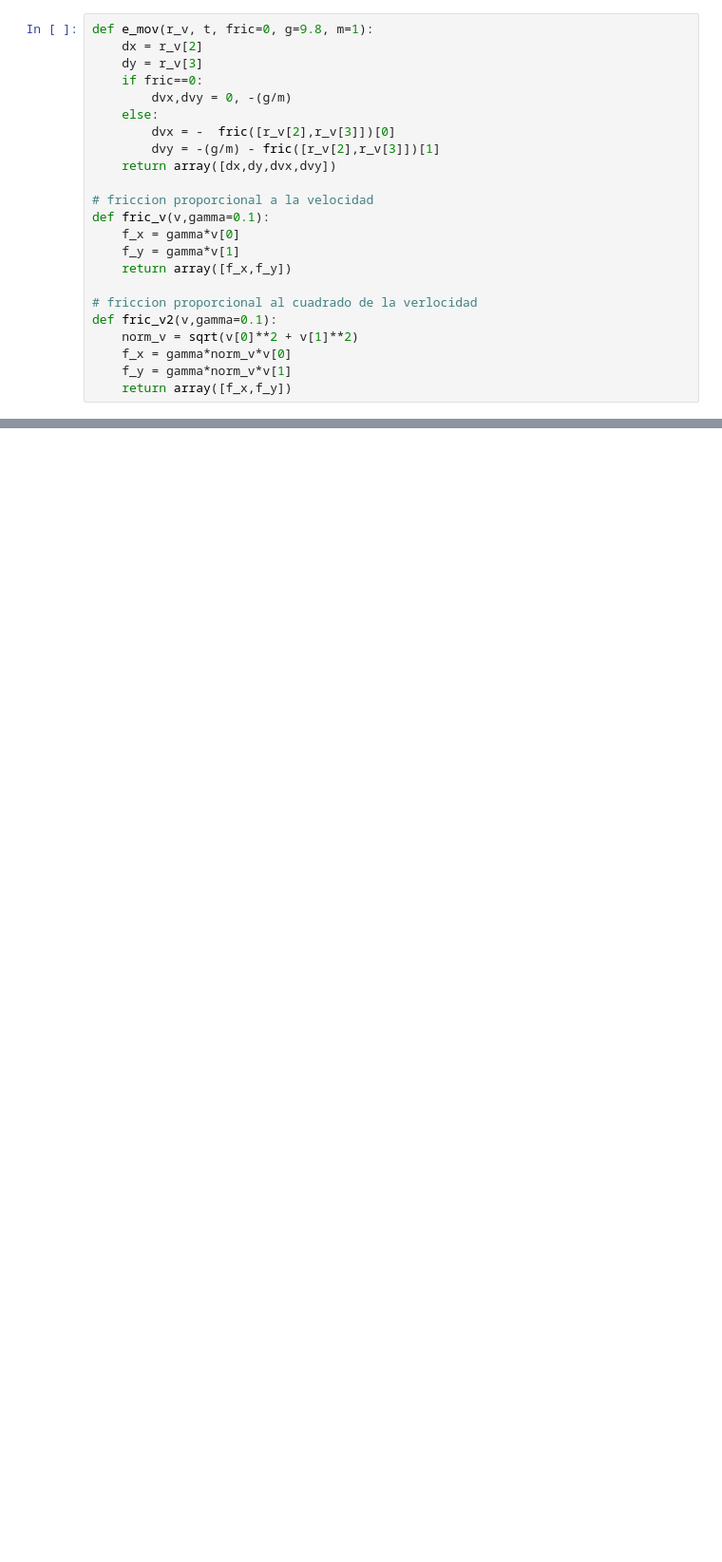
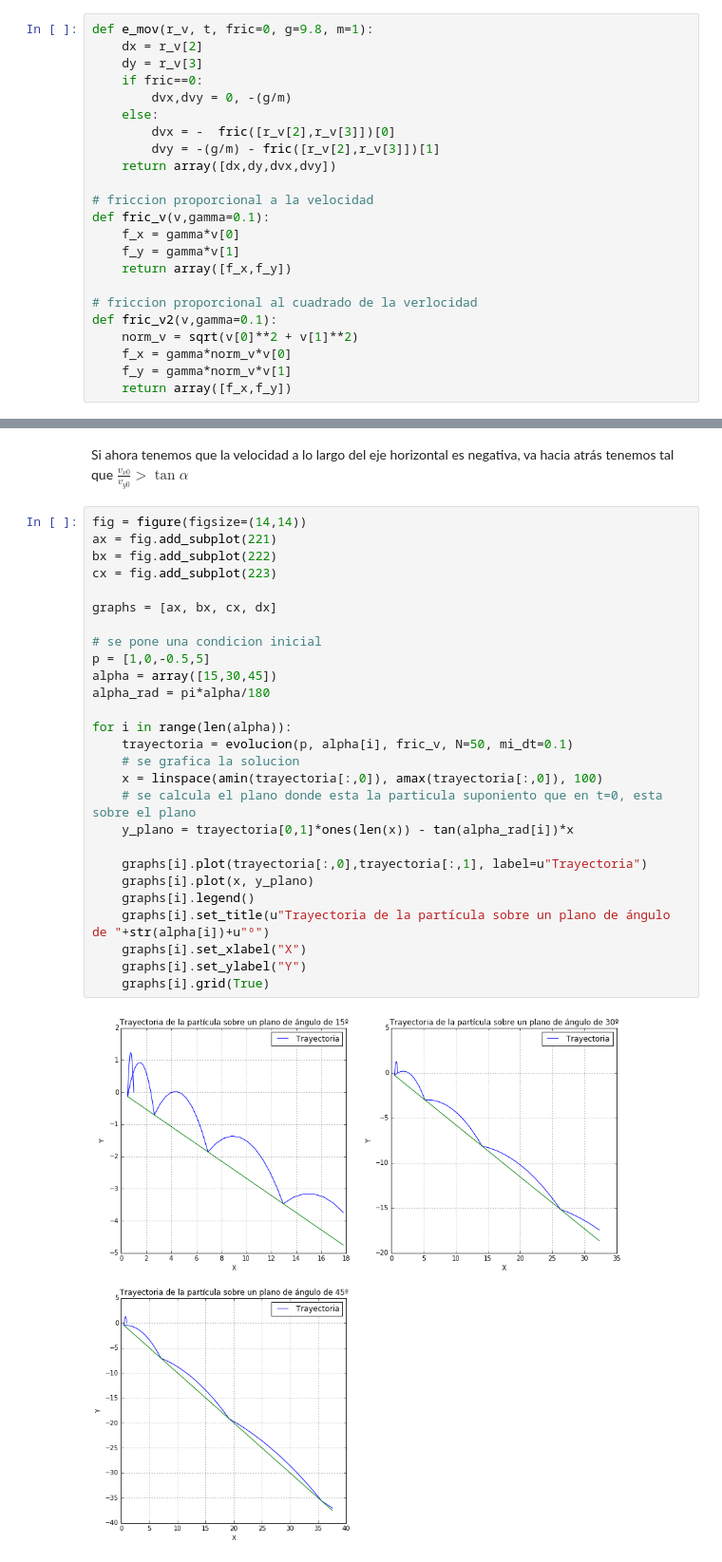
Before and after one commit to diegohdzrjk/Fisica-Computacional-2017-1, a Jupyter notebook: Tareas/Tarea2_diegohdzrjk.ipynb, the cells around one changed output, grey strips where cells are left out. Shown at 95% size. Saved outputs shown, nothing was run; the diff lists cells and outputs as text; blank space fills up the shorter version.

```diff
--- a/Tareas/Tarea2_diegohdzrjk.ipynb
+++ b/Tareas/Tarea2_diegohdzrjk.ipynb
@@ -301,0 +365,31 @@ for i in range(len(alpha)):
+# %% [markdown]
+Si ahora tenemos que la velocidad a lo largo del eje horizontal es negativa, va hacia atrás tenemos tal que $\frac{v_{x0}}{v_{y0}} > \tan \alpha$
+# %%
+fig = figure(figsize=(14,14))
+ax = fig.add_subplot(221)
+bx = fig.add_subplot(222)
+cx = fig.add_subplot(223)
+
+graphs = [ax, bx, cx, dx]
+
+# se pone una condicion inicial
+p = [1,0,-0.5,5]
+alpha = array([15,30,45])
+alpha_rad = pi*alpha/180
+
+for i in range(len(alpha)):
+    trayectoria = evolucion(p, alpha[i], fric_v, N=50, mi_dt=0.1)
+    # se grafica la solucion
+    x = linspace(amin(trayectoria[:,0]), amax(trayectoria[:,0]), 100)
+    # se calcula el plano donde esta la particula suponiento que en t=0, esta sobre el plano
+    y_plano = trayectoria[0,1]*ones(len(x)) - tan(alpha_rad[i])*x
+
+    graphs[i].plot(trayectoria[:,0],trayectoria[:,1], label=u"Trayectoria")
+    graphs[i].plot(x, y_plano)
+    graphs[i].legend()
+    graphs[i].set_title(u"Trayectoria de la partícula sobre un plano de ángulo de "+str(alpha[i])+u"º")
+    graphs[i].set_xlabel("X")
+    graphs[i].set_ylabel("Y")
+    graphs[i].grid(True)
+# %% [output]
+[figure, added]
```
Also changed, not shown: parts of 21 cells of this notebook.
